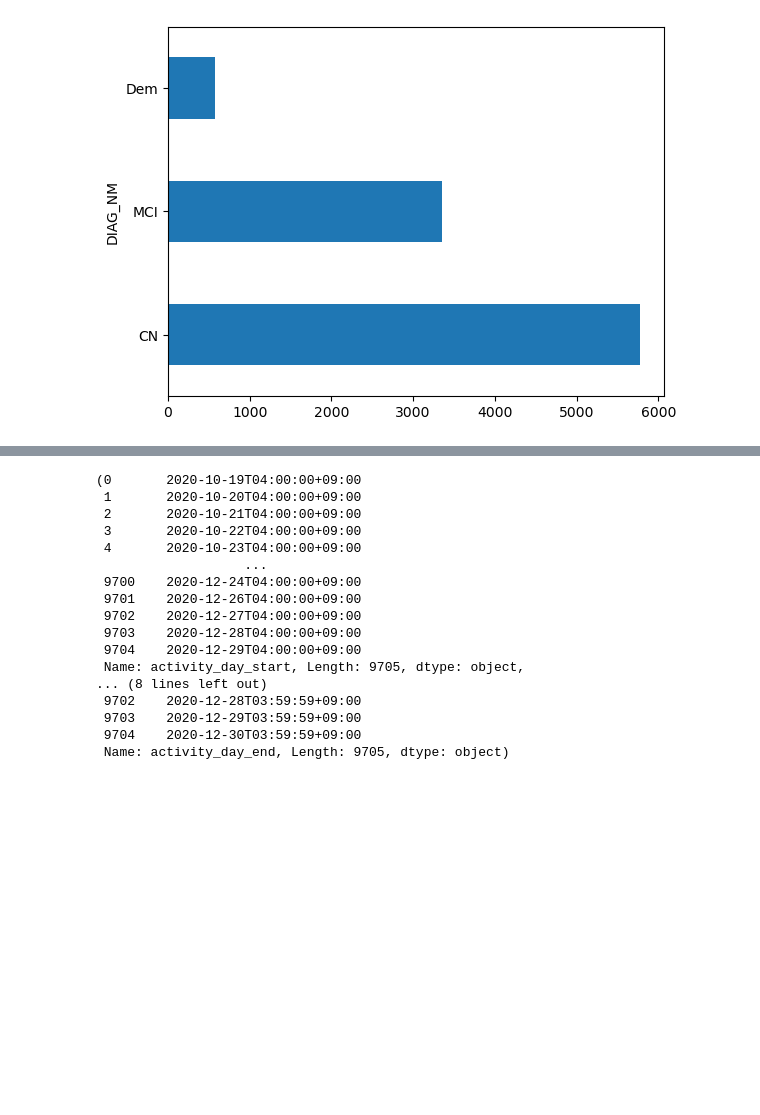
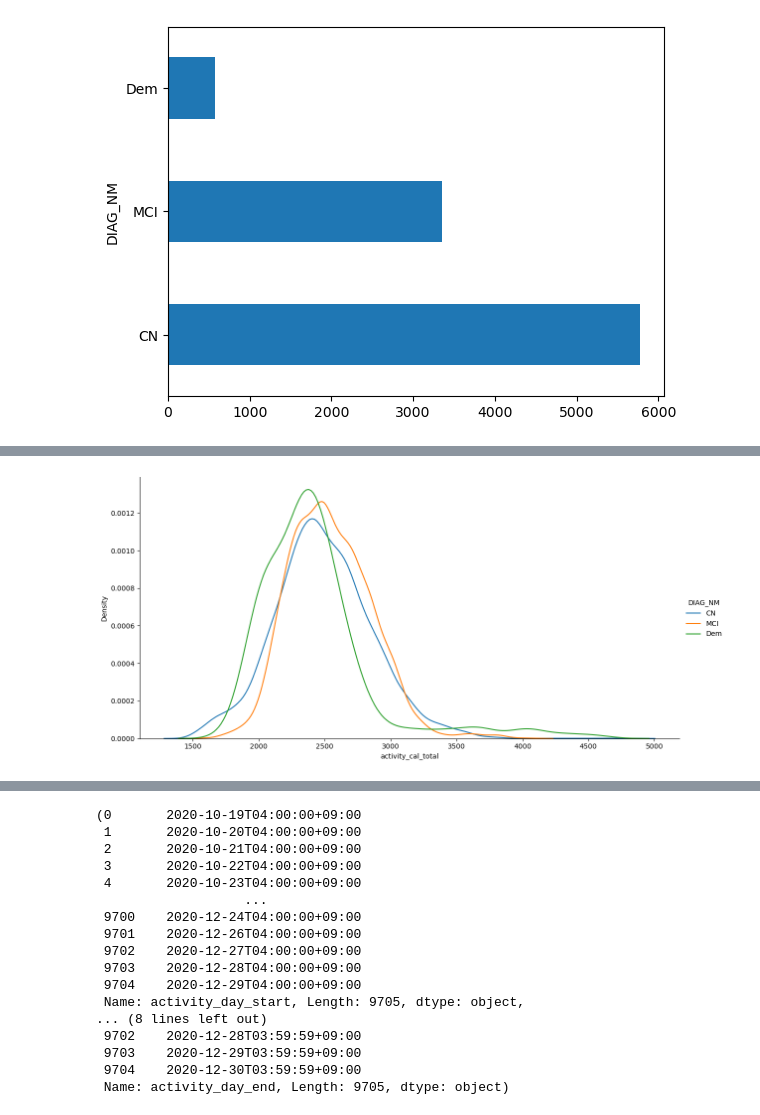
Before and after one commit to SeHwanYoo/analyze_dementia, a Jupyter notebook: EDA.ipynb, the cells around one changed output, grey strips where cells are left out. Saved outputs shown, nothing was run; the diff lists cells and outputs as text; code cells hidden in the pictures; blank space fills up the shorter version.

```diff
--- a/EDA.ipynb
+++ b/EDA.ipynb
@@ -163,0 +175,6 @@ msno.bar(df=raw, color=(0.1, 0.6, 0.8), figsize=(10, 6))
+# %%
+violin(raw, 'activity_cal_total')
+
+kde(raw, 'activity_cal_total')
+# %% [output]
+[figure, added]
```
Also changed, not shown: parts of 12 cells of this notebook, 1 other file.
